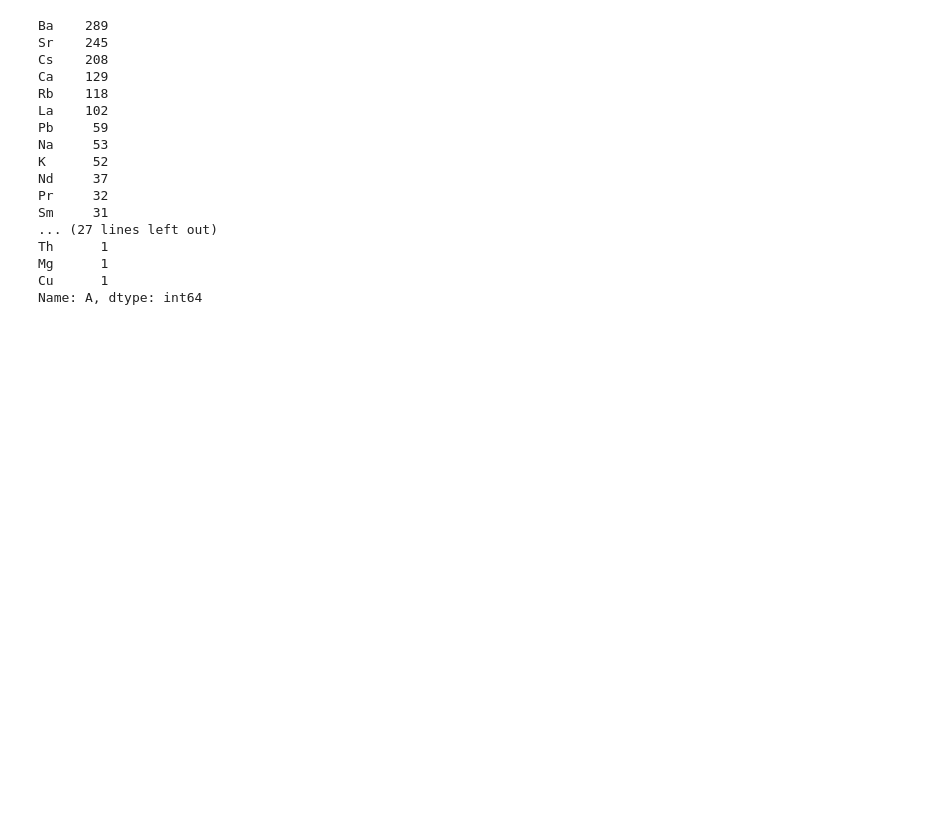
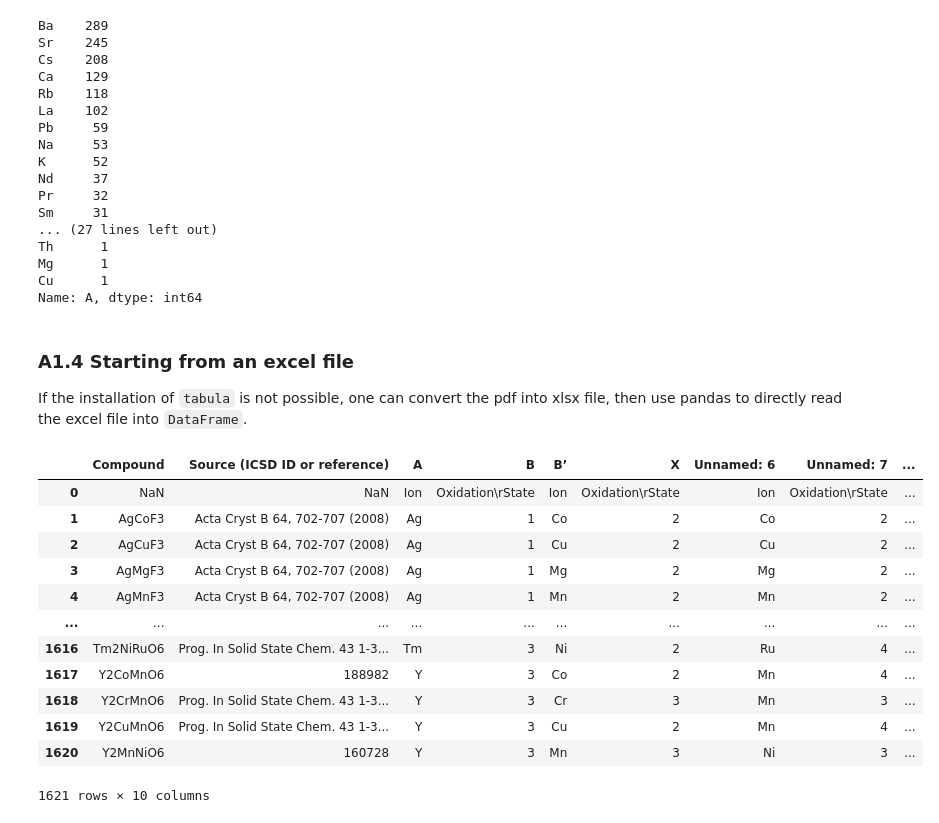
Before and after one commit to Sutton-Research-Lab/Python_workshop_2022, a Jupyter notebook: materials/Day_03/Exercise/Exercise_read_PDF_table_with_solution.ipynb, the cells around one changed output. Saved outputs shown, nothing was run; the diff lists cells and outputs as text; code cells hidden in the pictures; blank space fills up the shorter version.

```diff
--- a/materials/Day_03/Exercise/Exercise_read_PDF_table_with_solution.ipynb
+++ b/materials/Day_03/Exercise/Exercise_read_PDF_table_with_solution.ipynb
@@ -244,3 +244,23 @@ Th      1
 Mg      1
 Cu      1
 Name: A, dtype: int64
+# %% [markdown]
+### A1.4 Starting from an excel file
+If the installation of `tabula` is not possible, one can convert the pdf into xlsx file, then use pandas to directly read the excel file into `DataFrame`.
+# %%
+df4 = pd.read_excel(r'.\pnas.1719179115.sd01.xlsx', header=0)
+df4
+# %% [output]
+|  | Compound | Source (ICSD ID or reference) | A | B | B’ | X | Unnamed: 6 | Unnamed: 7 | ... |
+| 0 | NaN | NaN | Ion | Oxidation\rState | Ion | Oxidation\rState | Ion | Oxidation\rState | ... |
+| 1 | AgCoF3 | Acta Cryst B 64, 702-707 (2008) | Ag | 1 | Co | 2 | Co | 2 | ... |
+| 2 | AgCuF3 | Acta Cryst B 64, 702-707 (2008) | Ag | 1 | Cu | 2 | Cu | 2 | ... |
+| 3 | AgMgF3 | Acta Cryst B 64, 702-707 (2008) | Ag | 1 | Mg | 2 | Mg | 2 | ... |
+| 4 | AgMnF3 | Acta Cryst B 64, 702-707 (2008) | Ag | 1 | Mn | 2 | Mn | 2 | ... |
+| ... | ... | ... | ... | ... | ... | ... | ... | ... | ... |
+| 1616 | Tm2NiRuO6 | Prog. In Solid State Chem. 43 1-3... | Tm | 3 | Ni | 2 | Ru | 4 | ... |
+| 1617 | Y2CoMnO6 | 188982 | Y | 3 | Co | 2 | Mn | 4 | ... |
+| 1618 | Y2CrMnO6 | Prog. In Solid State Chem. 43 1-3... | Y | 3 | Cr | 3 | Mn | 3 | ... |
+| 1619 | Y2CuMnO6 | Prog. In Solid State Chem. 43 1-3... | Y | 3 | Cu | 2 | Mn | 4 | ... |
+| 1620 | Y2MnNiO6 | 160728 | Y | 3 | Mn | 3 | Ni | 3 | ... |
+1621 rows × 10 columns
```
Also changed, not shown: parts of 2 cells of this notebook.
